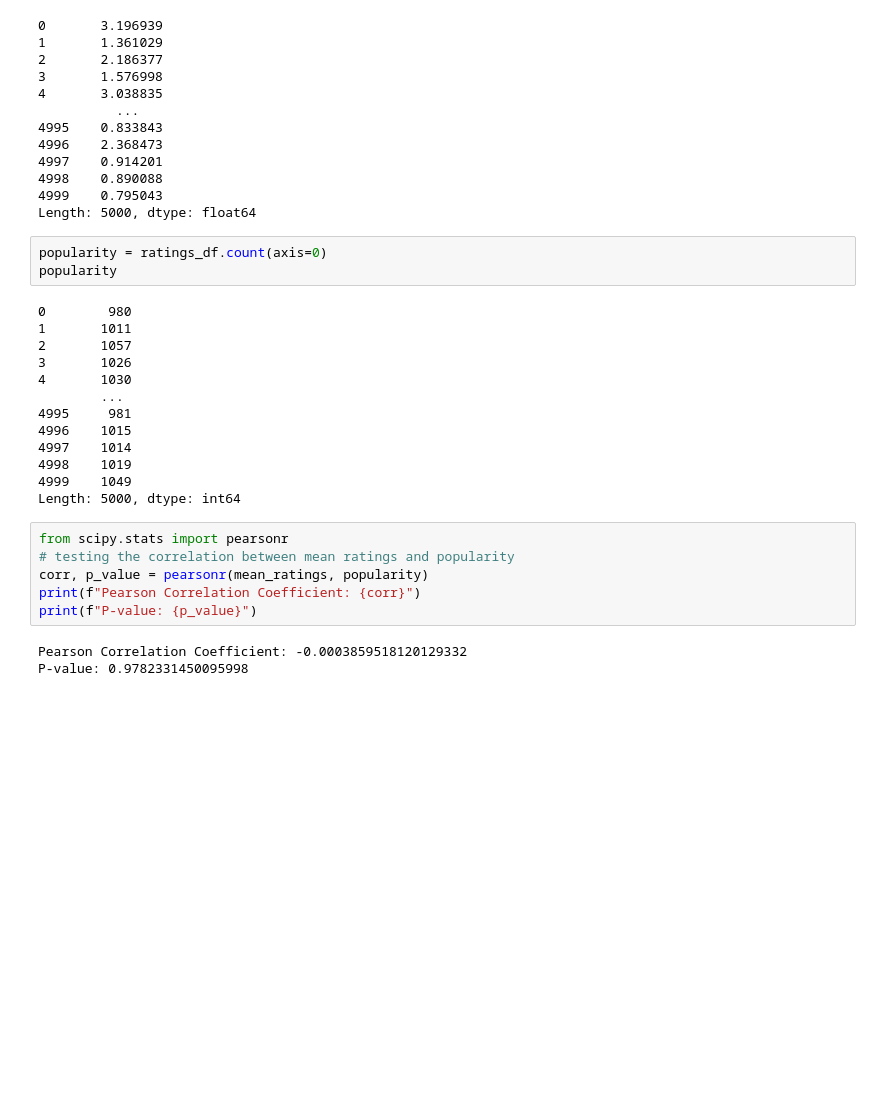
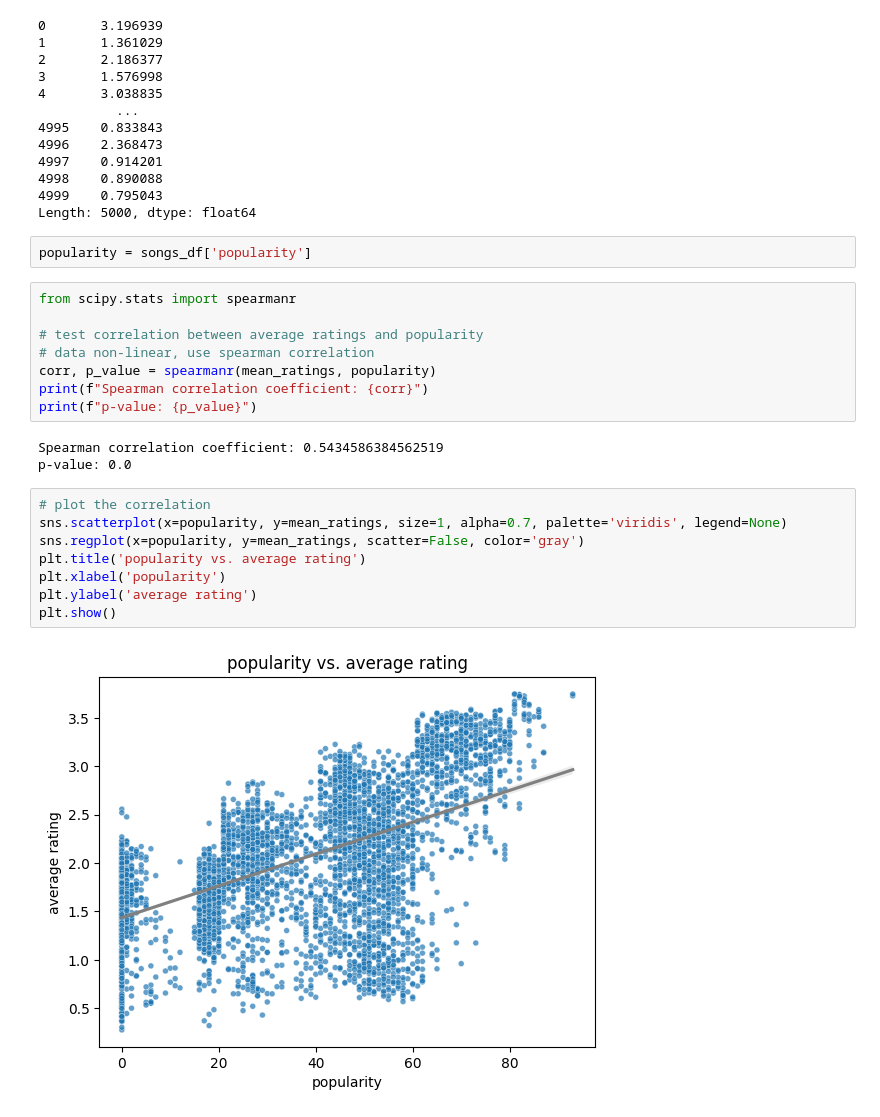
Before and after one commit to HongjinZhu/IDS-Capstone-Project, a Jupyter notebook: capsQ9.ipynb, the cells around one changed output. Drawn from its saved outputs; the diff is of its cells as text; blank space fills up the shorter version.

```diff
--- a/capsQ9.ipynb
+++ b/capsQ9.ipynb
@@ -56,29 +56,27 @@ mean_ratings
 4998    0.890088
 4999    0.795043
 Length: 5000, dtype: float64
-# %%
-popularity = ratings_df.count(axis=0)
-popularity
-# %% [output]
-0        980
-1       1011
-2       1057
-3       1026
-4       1030
-        ...
-4995     981
-4996    1015
-4997    1014
-4998    1019
-4999    1049
-Length: 5000, dtype: int64
+# %%
+popularity = songs_df['popularity']
 # %%
-from scipy.stats import pearsonr
-# testing the correlation between mean ratings and popularity
-corr, p_value = pearsonr(mean_ratings, popularity)
-print(f"Pearson Correlation Coefficient: {corr}")
-print(f"P-value: {p_value}")
+from scipy.stats import spearmanr
+
+# test correlation between average ratings and popularity
+# data non-linear, use spearman correlation
+corr, p_value = spearmanr(mean_ratings, popularity)
+print(f"Spearman correlation coefficient: {corr}")
+print(f"p-value: {p_value}")
 # %% [output]
-Pearson Correlation Coefficient: -0.0003859518120129332
-P-value: 0.9782331450095998
+Spearman correlation coefficient: 0.5434586384562519
+p-value: 0.0
+# %%
+# plot the correlation
+sns.scatterplot(x=popularity, y=mean_ratings, size=1, alpha=0.7, palette='viridis', legend=None)
+sns.regplot(x=popularity, y=mean_ratings, scatter=False, color='gray')
+plt.title('popularity vs. average rating')
+plt.xlabel('popularity')
+plt.ylabel('average rating')
+plt.show()
+# %% [output]
+[figure, added]
 # %%
```
Also changed, not shown: parts of 2 cells of this notebook, 2 other files.
